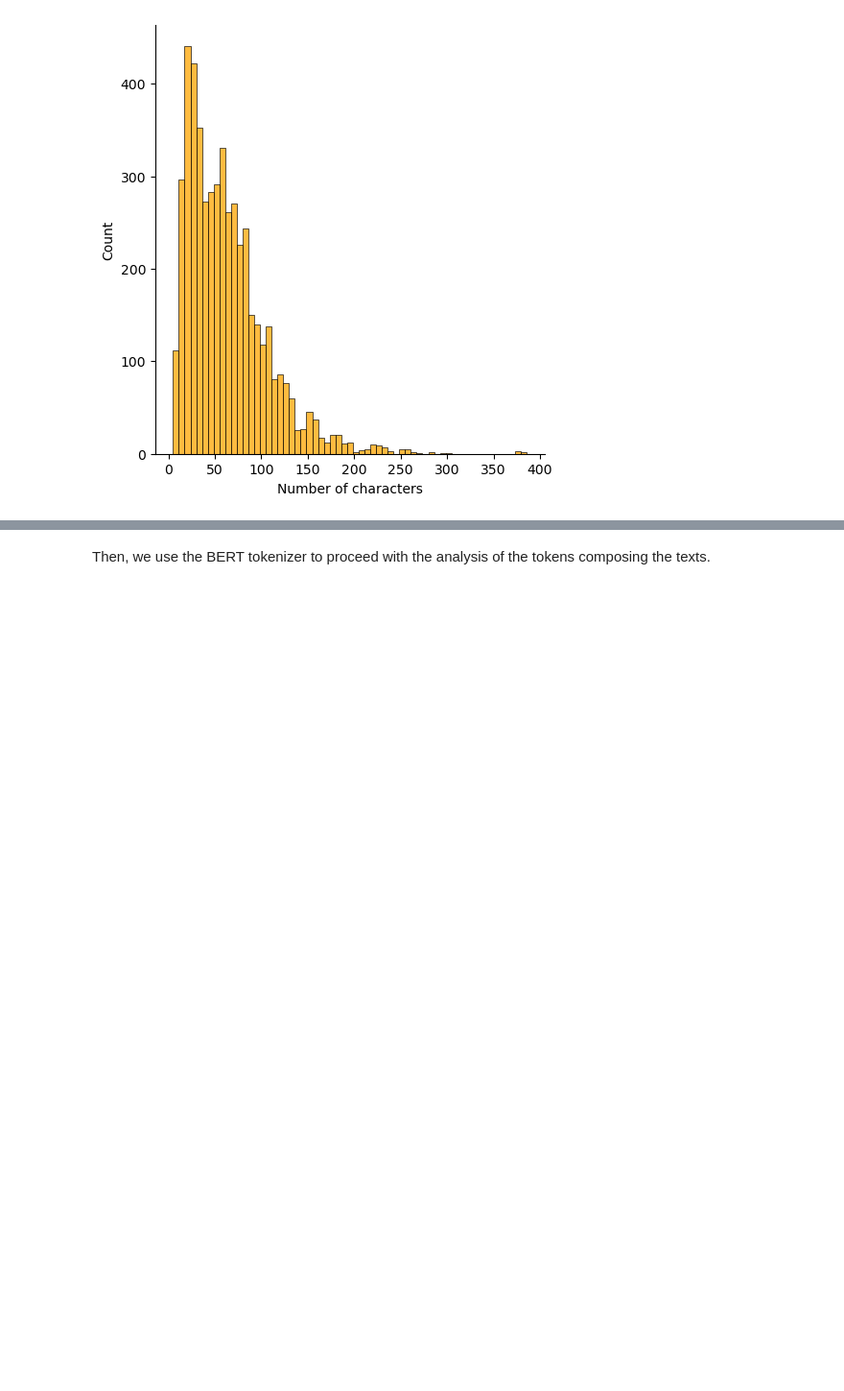
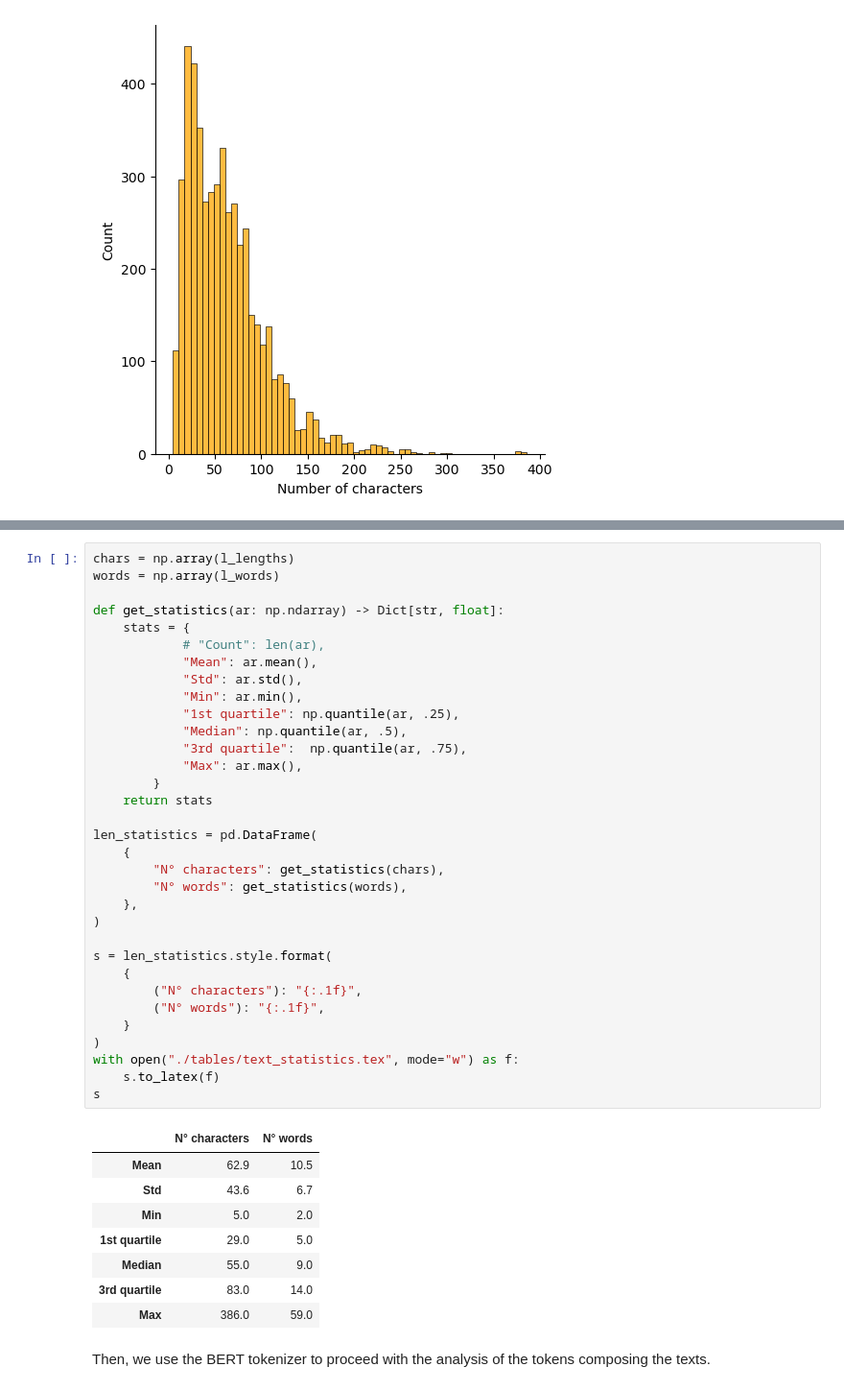
Before and after one commit to giacomorebecchi/food-pricing, a Jupyter notebook: notebooks/04.01_dataset_visualization.ipynb, the cells around one changed output, grey strips where cells are left out. Shown at 96% size. Saved outputs shown, nothing was run; the diff lists cells and outputs as text; blank space fills up the shorter version.

```diff
--- a/notebooks/04.01_dataset_visualization.ipynb
+++ b/notebooks/04.01_dataset_visualization.ipynb
@@ -152,3 +228,45 @@ disp.savefig("plots/plt01_distribution_lengths_characters.jpg")
+# %%
+chars = np.array(l_lengths)
+words = np.array(l_words)
+
+def get_statistics(ar: np.ndarray) -> Dict[str, float]:
+    stats = {
+            # "Count": len(ar),
+            "Mean": ar.mean(),
+            "Std": ar.std(),
+            "Min": ar.min(),
+            "1st quartile": np.quantile(ar, .25),
+            "Median": np.quantile(ar, .5),
+            "3rd quartile":  np.quantile(ar, .75),
+            "Max": ar.max(),
+        }
+    return stats
+
+len_statistics = pd.DataFrame(
+    {
+        "N° characters": get_statistics(chars),
+        "N° words": get_statistics(words),
+    },
+)
+
+s = len_statistics.style.format(
+    {
+        ("N° characters"): "{:.1f}",
+        ("N° words"): "{:.1f}",
+    }
+)
+with open("./tables/text_statistics.tex", mode="w") as f:
+    s.to_latex(f)
+s
+# %% [output]
+|  | N° characters | N° words |
+| Mean | 62.9 | 10.5 |
+| Std | 43.6 | 6.7 |
+| Min | 5.0 | 2.0 |
+| 1st quartile | 29.0 | 5.0 |
+| Median | 55.0 | 9.0 |
+| 3rd quartile | 83.0 | 14.0 |
+| Max | 386.0 | 59.0 |
 # %% [markdown]
 Then, we use the BERT tokenizer to proceed with the analysis of the tokens composing the texts.
 # %%
```
Also changed, not shown: parts of 14 cells of this notebook, 7 other files.
